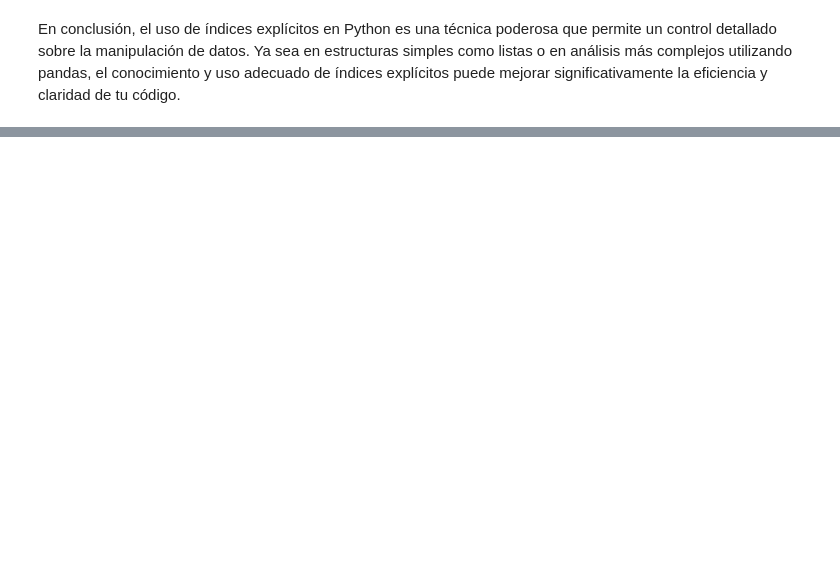
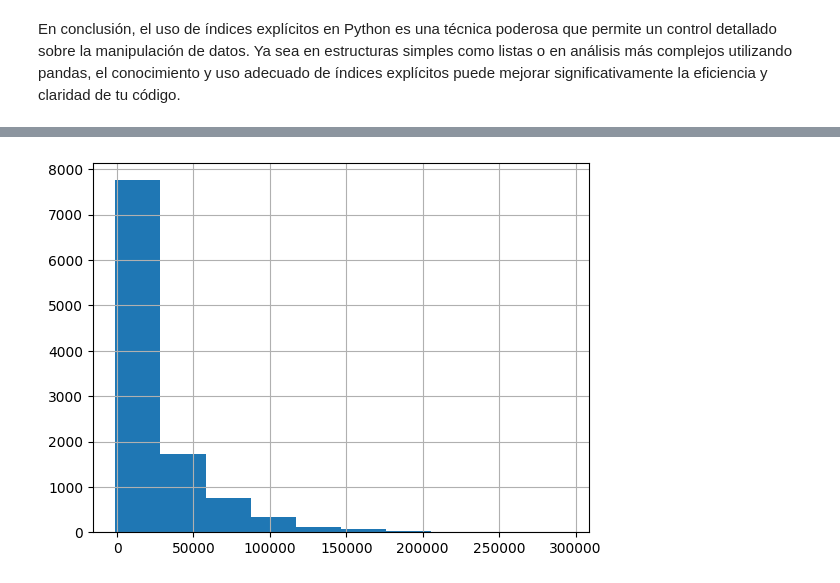
Before and after one commit to cdeoroaguado/jbook_ml202430, a Jupyter notebook: _sources/modulo_2.ipynb, the cells around one changed output, grey strips where cells are left out. Saved outputs shown, nothing was run; the diff lists cells and outputs as text; code cells hidden in the pictures; blank space fills up the shorter version.

```diff
--- a/_sources/modulo_2.ipynb
+++ b/_sources/modulo_2.ipynb
@@ -1577,0 +2010,6 @@ En conclusión, el uso de índices explícitos en Python es una técnica poderos
+# %%
+# Otra forma
+df['weekly_sales'].hist()
+plt.show()
+# %% [output]
+[figure, added]
```
Also changed, not shown: parts of 67 cells of this notebook, 17 other files.
